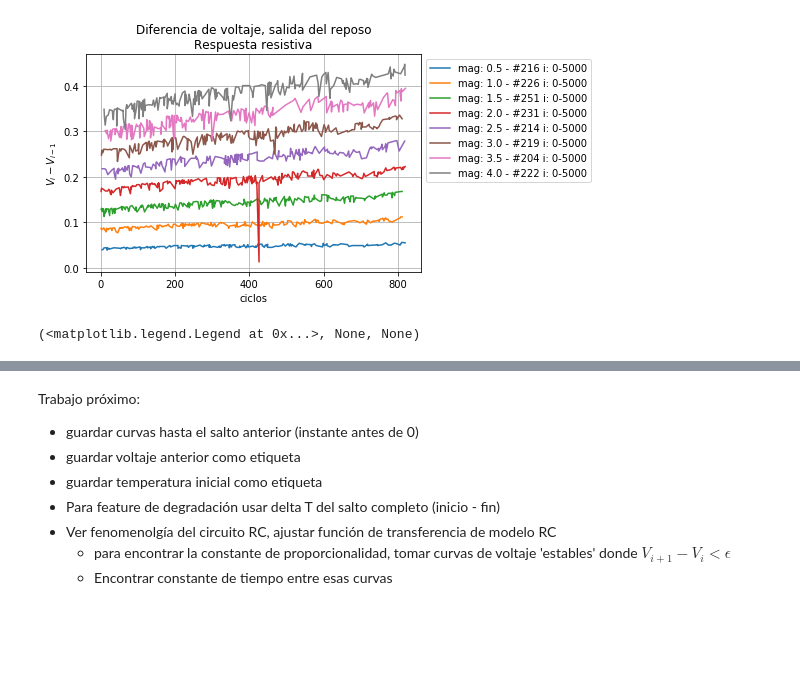
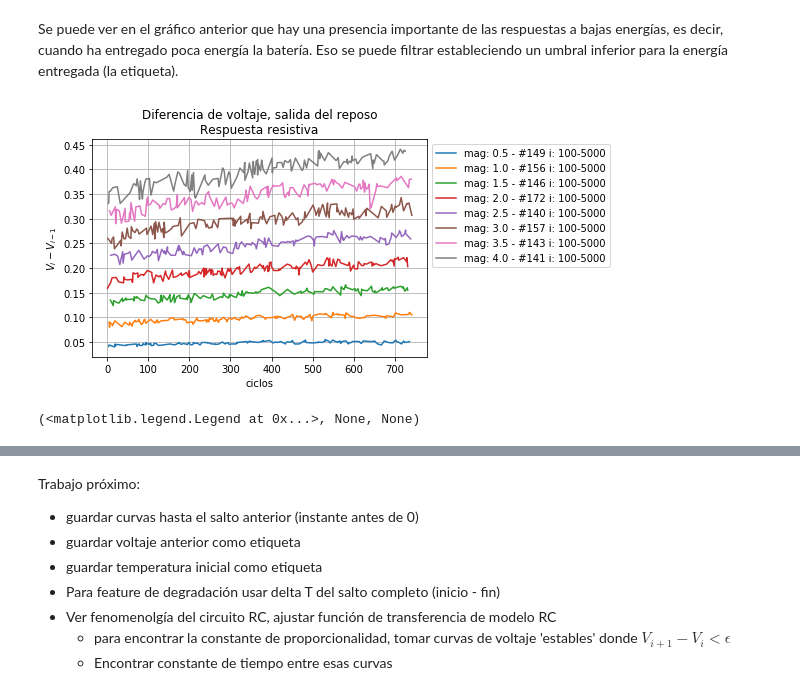
Before and after one commit to MartinVIllesca/Analisis_Baterias, a Jupyter notebook: notebooks/exploracion.ipynb, the cells around one changed output, grey strips where cells are left out. Saved outputs shown, nothing was run; the diff lists cells and outputs as text; code cells hidden in the pictures; blank space fills up the shorter version.

```diff
--- a/notebooks/exploracion.ipynb
+++ b/notebooks/exploracion.ipynb
@@ -9,12 +11,12 @@ import matplotlib.pyplot as plt
 from mpl_toolkits.mplot3d import Axes3D
 # %%
 # carga de caminata aleatoria
-documento = '../../Battery_Uniform_Distribution_Discharge_Room_Temp_DataSet_2Post/data/Matlab/RW3.mat'
+documento = '../../Battery_Uniform_Distribution_Discharge_Room_Temp_DataSet_2Post/data/Matlab/RW5.mat'
 comentarios = ['discharge (random walk)',
                'rest (random walk)',
                'rest post random walk discharge']
-for s in comentarios: print(s)
+# for s in comentarios: print(s)
 comentario_final = ['charge (after random walk discharge)']
-for s in comentario_final: print(s)
+# for s in comentario_final: print(s)
 t, v, c, temp, T = carga_de_datos(documento, comentarios, comentario_final, nofinal=False)
 # %% [output]
@@ -187,11 +215,20 @@ for i in c.keys():
             dx = 90
             di = 10
 
-            aux = guardar_serie_entre(v[i], idx, 2*dx)
+#             aux = guardar_serie_entre(v[i], idx, 2*dx)
+#             arr_voltaje_salto.append(aux)
+#             arr_corriente_salto.append(guardar_serie_entre(c[i], idx, 2*dx, tamanno=len(aux)))
+#             arr_tiempo_salto.append(guardar_serie_entre(t[i], idx, 2*dx, tamanno=len(aux)))
+#             arr_temperatura_salto.append(guardar_serie_entre(temp[i], idx, 2*dx, tamanno=len(aux)))
+
+            inicio, fin, aux = guardar_serie_entre2(c[i], idx, corriente=True)
+            arr_corriente_salto.append(aux)
+            _, _, aux = guardar_serie_entre2(v[i], idx, inicio=inicio, fin=fin)
             arr_voltaje_salto.append(aux)
-            arr_corriente_salto.append(guardar_serie_entre(c[i], idx, 2*dx, tamanno=len(aux)))
-            arr_tiempo_salto.append(guardar_serie_entre(t[i], idx, 2*dx, tamanno=len(aux)))
-            arr_temperatura_salto.append(guardar_serie_entre(temp[i], idx, 2*dx, tamanno=len(aux)))
+            _, _, aux = guardar_serie_entre2(t[i], idx, inicio=inicio, fin=fin)
+            arr_tiempo_salto.append(aux)
+            _, _, aux = guardar_serie_entre2(temp[i], idx, inicio=inicio, fin=fin)
+            arr_temperatura_salto.append(aux)
 
             ti = idx
 
@@ -363,6 +431,7 @@ plt.hist(df['energia'], bins=60), plt.title('Histograma de energia'), plt.show()
 def primera_derivada(arr_serie):
     aux = []
     for serie in arr_serie:
+        serie = serie[2:]
         aux2 = list(serie[:-1] - serie[1:])
         if len(aux2) == 0: aux2 = [0]
         aux.append(aux2)
@@ -488,4 +557,6 @@ plt.legend(bbox_to_anchor=(1, 1)), plt.grid('on'), plt.show()
 (<matplotlib.legend.Legend at 0x...>, None, None)
+# %% [markdown]
+Se puede ver en el gráfico anterior que hay una presencia importante de las respuestas a bajas energías, es decir, cuando ha entregado poca energía la batería. Eso se puede filtrar estableciendo un umbral inferior para la energía entregada (la etiqueta).
 # %%
 def plot_energia_magnitud(df, m, ei, ef, WIN, alpha):
     df_aux = df[(df['magnitud'] >= m - 0.2) & (df['magnitud'] <= m + 0.2)]
@@ -496,56 +567,56 @@ def plot_energia_magnitud(df, m, ei, ef, WIN, alpha):
              label='mag: ' + str(m) + ' - #' + str(len(df_aux)) + ' i: ' + str(ei) + '-' + str(ef))
 # %%
 WIN = 1
-plot_energia_magnitud(df, 0.5, 0, 5000, WIN, alpha)
+plot_energia_magnitud(df, 0.5, 100, 5000, WIN, alpha)
 # plot_energia_magnitud(df, 0.5, 10000, 15000, WIN, alpha)
 # plot_energia_magnitud(df, 0.5, 15000, 20000, WIN, alpha)
 # plot_energia_magnitud(df, 0.5, 20000, 25000, WIN, alpha)
 # plt.legend(bbox_to_anchor=(1, 1)), plt.grid('on'), plt.show()
 
-plot_energia_magnitud(df, 1.0, 0, 5000, WIN, alpha)
+plot_energia_magnitud(df, 1.0, 100, 5000, WIN, alpha)
 # plot_energia_magnitud(df, 1.0, 10000, 15000, WIN, alpha)
 # plot_energia_magnitud(df, 1.0, 15000, 20000, WIN, alpha)
 # plot_energia_magnitud(df, 1.0, 20000, 25000, WIN, alpha)
 # plt.legend(bbox_to_anchor=(1, 1)), plt.grid('on'), plt.show()
 
-plot_energia_magnitud(df, 1.5, 0, 5000, WIN, alpha)
+plot_energia_magnitud(df, 1.5, 100, 5000, WIN, alpha)
 # plot_energia_magnitud(df, 1.5, 10000, 15000, WIN, alpha)
 # plot_energia_magnitud(df, 1.5, 15000, 20000, WIN, alpha)
 # plot_energia_magnitud(df, 1.5, 20000, 25000, WIN, alpha)
 # plt.legend(bbox_to_anchor=(1, 1)), plt.grid('on'), plt.show()
 
-plot_energia_magnitud(df, 2.0, 0, 5000, WIN, alpha)
+plot_energia_magnitud(df, 2.0, 100, 5000, WIN, alpha)
 # plot_energia_magnitud(df, 2.0, 10000, 15000, WIN, alpha)
 # plot_energia_magnitud(df, 2.0, 15000, 20000, WIN, alpha)
 # plot_energia_magnitud(df, 2.0, 20000, 25000, WIN, alpha)
 # plt.legend(bbox_to_anchor=(1, 1)), plt.grid('on'), plt.show()
 
-plot_energia_magnitud(df, 2.5, 0, 5000, WIN, alpha)
+plot_energia_magnitud(df, 2.5, 100, 5000, WIN, alpha)
 # plot_energia_magnitud(df, 2.5, 10000, 15000, WIN, alpha)
 # plot_energia_magnitud(df, 2.5, 15000, 20000, WIN, alpha)
 # plot_energia_magnitud(df, 2.5, 20000, 25000, WIN, alpha)
 # plt.legend(bbox_to_anchor=(1, 1)), plt.grid('on'), plt.show()
 
-plot_energia_magnitud(df, 3.0, 0, 5000, WIN, alpha)
+plot_energia_magnitud(df, 3.0, 100, 5000, WIN, alpha)
 # plot_energia_magnitud(df, 3.0, 10000, 15000, WIN, alpha)
 # plot_energia_magnitud(df, 3.0, 15000, 20000, WIN, alpha)
 # plot_energia_magnitud(df, 3.0, 20000, 25000, WIN, alpha)
 # plt.legend(bbox_to_anchor=(1, 1)), plt.grid('on'), plt.show()
 
-plot_energia_magnitud(df, 3.5, 0, 5000, WIN, alpha)
+plot_energia_magnitud(df, 3.5, 100, 5000, WIN, alpha)
 # plot_energia_magnitud(df, 3.5, 10000, 15000, WIN, alpha)
 # plot_energia_magnitud(df, 3.5, 15000, 20000, WIN, alpha)
 # plot_energia_magnitud(df, 3.5, 20000, 25000, WIN, alpha)
 # plt.legend(bbox_to_anchor=(1, 1)), plt.grid('on'), plt.show()
 
-plot_energia_magnitud(df, 4.0, 0, 5000, WIN, alpha)
+plot_energia_magnitud(df, 4.0, 100, 5000, WIN, alpha)
 # plot_energia_magnitud(df, 4.0, 10000, 15000, WIN, alpha)
 # plot_energia_magnitud(df, 4.0, 15000, 20000, WIN, alpha)
 # plot_energia_magnitud(df, 4.0, 20000, 25000, WIN, alpha)
 plt.title('Diferencia de voltaje, salida del reposo\nRespuesta resistiva')
 plt.xlabel('ciclos')
 plt.ylabel(r'$V_i - V_{i-1}$')
 plt.legend(bbox_to_anchor=(1, 1)), plt.grid('on'), plt.show()
 # %% [output]
-[figure, old version]
+[figure, new version]
 (<matplotlib.legend.Legend at 0x...>, None, None)
```
Also changed, not shown: parts of 26 cells of this notebook, 1 other file.
